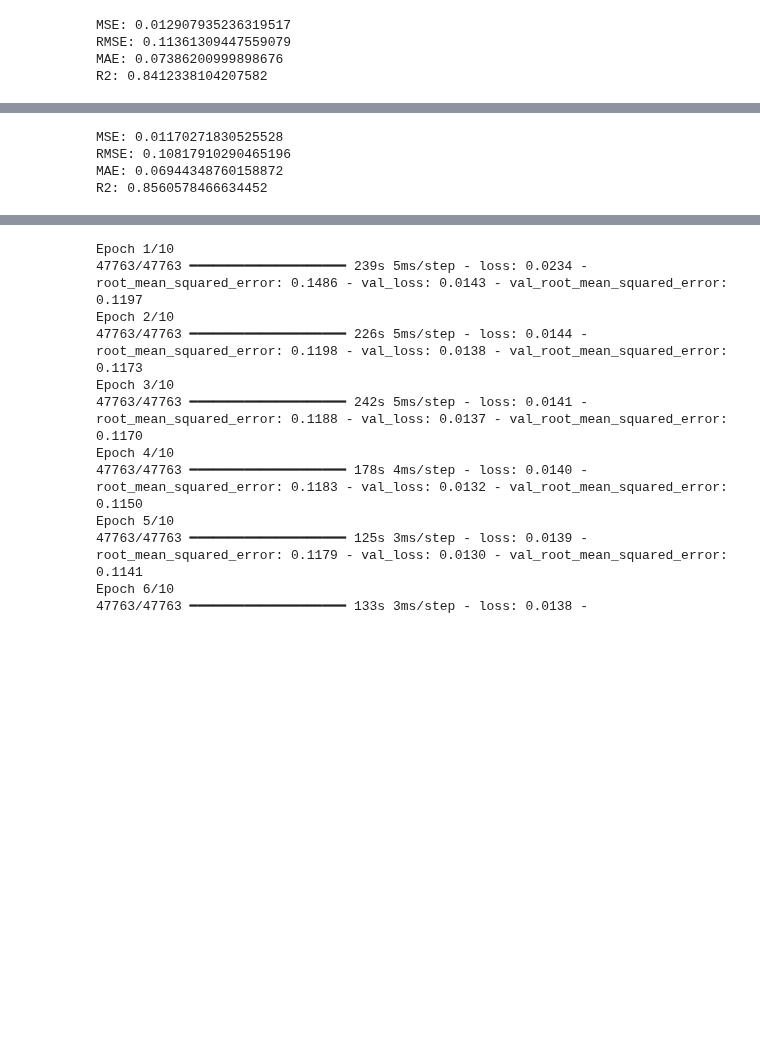
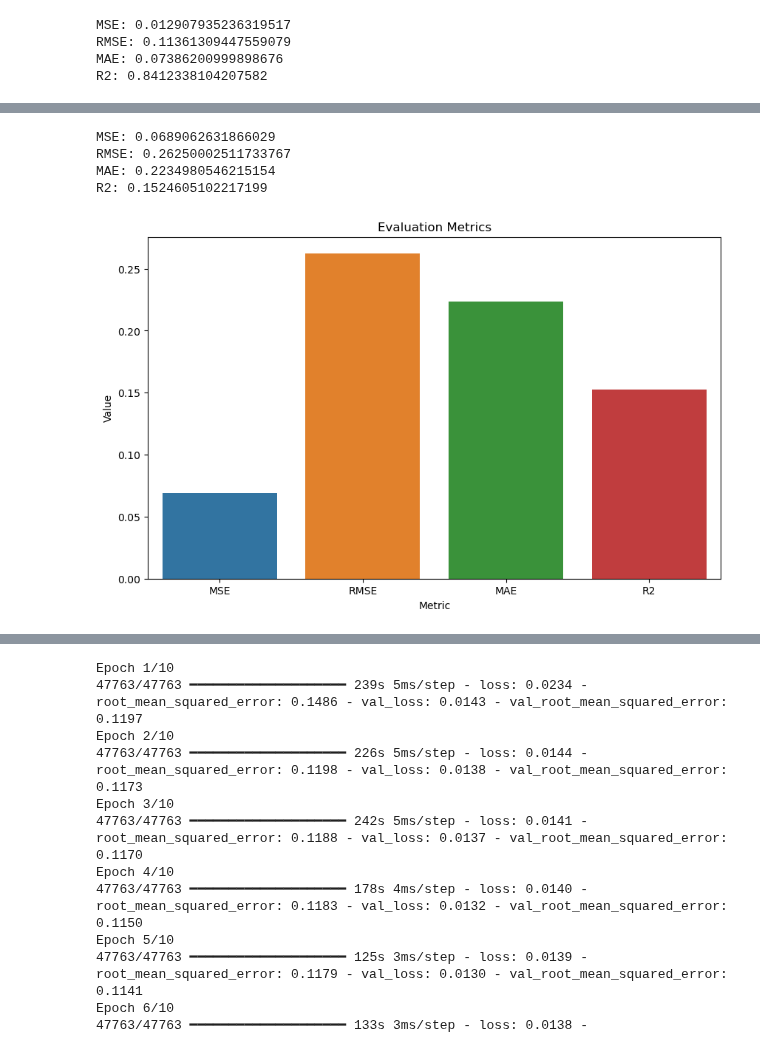
Before and after one commit to carlotalacasav/Gorrapiedra-proyecto, a Jupyter notebook: modelos_alba.ipynb, the cells around one changed output, grey strips where cells are left out. Drawn from its saved outputs; the diff is of its cells as text; code cells hidden in the pictures; blank space fills up the shorter version.

Commit message:
Algunes visualitzacions que podrien ser interessants
He afegit algunes vis després del model xgb que crec que amb les dades noves podrien quedar bé. Si no, algun es pot eliminar

```diff
--- a/modelos_alba.ipynb
+++ b/modelos_alba.ipynb
@@ -11,14 +11,18 @@ from tqdm import tqdm, trange
 # %% [markdown]
 ## Load data
 # %%
-pth = "/Users/albam/Desktop/UNIVERSITAT/POSTGRAU/CAPSTONE_PROJECT/Gorrapiedra-proyecto/data/formated data"
-info_stations = '/Users/albam/Desktop/UNIVERSITAT/POSTGRAU/CAPSTONE_PROJECT/Gorrapiedra-proyecto/data/info bicing/Informacio_Estacions_Bicing.csv'
+#pth = "/Users/albam/Desktop/UNIVERSITAT/POSTGRAU/CAPSTONE_PROJECT/Gorrapiedra-proyecto/data/formated data"
+#info_stations = '/Users/albam/Desktop/UNIVERSITAT/POSTGRAU/CAPSTONE_PROJECT/Gorrapiedra-proyecto/data/info bicing/Informacio_Estacions_Bicing.csv'
 
-df_20 = pd.read_csv(os.path.join(pth, "data_2020.csv"), index_col=False, skipinitialspace=True, skip_blank_lines=True)
-df_21 = pd.read_csv(os.path.join(pth, "data_2021.csv"), index_col=False, skipinitialspace=True, skip_blank_lines=True)
-df_22 = pd.read_csv(os.path.join(pth, "data_2022.csv"), index_col=False, skipinitialspace=True, skip_blank_lines=True)
-df_23 = pd.read_csv(os.path.join(pth, "data_2023.csv"), index_col=False, skipinitialspace=True, skip_blank_lines=True)
-df_info = pd.read_csv(os.path.join(info_stations), index_col=False, skipinitialspace=True, skip_blank_lines=True)
+pth2= "C:/Users/34627/Documents/GitHub/Gorrapiedra-proyecto/data/formated data"
+info_station2= "C:/Users/34627/Documents/GitHub/Gorrapiedra-proyecto/data/info bicing/Informacio_Estacions_Bicing.csv"
+
+
+df_20 = pd.read_csv(os.path.join(pth2, "data_2020.csv"), index_col=False, skipinitialspace=True, skip_blank_lines=True)
+df_21 = pd.read_csv(os.path.join(pth2, "data_2021.csv"), index_col=False, skipinitialspace=True, skip_blank_lines=True)
+df_22 = pd.read_csv(os.path.join(pth2, "data_2022.csv"), index_col=False, skipinitialspace=True, skip_blank_lines=True)
+df_23 = pd.read_csv(os.path.join(pth2, "data_2023.csv"), index_col=False, skipinitialspace=True, skip_blank_lines=True)
+df_info = pd.read_csv(os.path.join(info_station2), index_col=False, skipinitialspace=True, skip_blank_lines=True)
 
 dfs_list = [df_20, df_21, df_22, df_23, df_info]
 
@@ -122,7 +144,8 @@ R2: 0.8412338104207582
 # %%
 from xgboost import XGBRegressor
+from sklearn.metrics import mean_squared_error, mean_absolute_error, r2_score
 
-xgbr = XGBRegressor(n_estimators=1000, learning_rate=0.01, n_jobs=4)
+xgbr = XGBRegressor(n_estimators=10, learning_rate=0.01, n_jobs=4)
 
 xgbr.fit(x_train_encoded_scal, y_train)
 
@@ -138,7 +161,23 @@ print("RMSE:", rmse)
 print("MAE:", mae)
 print("R2:", r2)
 # %% [output]
-MSE: 0.01170271830525528
-RMSE: 0.10817910290465196
-MAE: 0.06944348760158872
-R2: 0.8560578466634452
+MSE: 0.0689062631866029
+RMSE: 0.26250002511733767
+MAE: 0.2234980546215154
+R2: 0.1524605102217199
+# %%
+import matplotlib.pyplot as plt
+import seaborn as sns
+
+# Visualització de les mètriques d'avaluació
+metrics = pd.DataFrame({
+    'Metric': ['MSE', 'RMSE', 'MAE', 'R2'],
+    'Value': [mse, rmse, mae, r2]
+})
+
+plt.figure(figsize=(10, 6))
+sns.barplot(x='Metric', y='Metric value', data=metrics)
+plt.title('Evaluation Metrics')
+plt.show()
+# %% [output]
+[figure, added]
```
Also changed, not shown: parts of 5 cells of this notebook.
